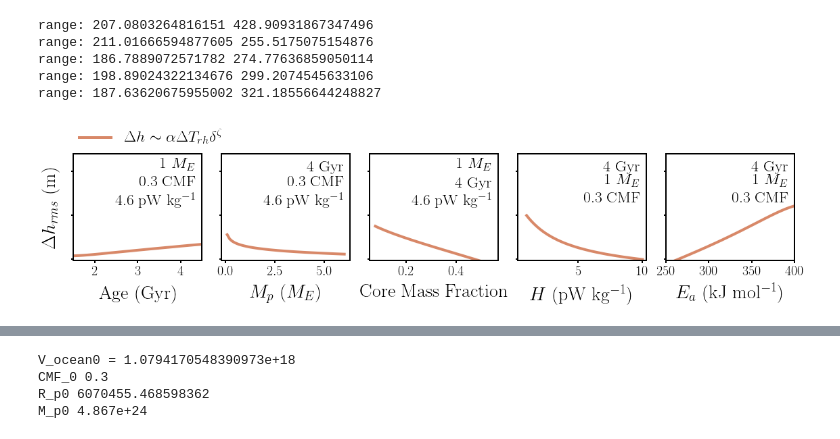
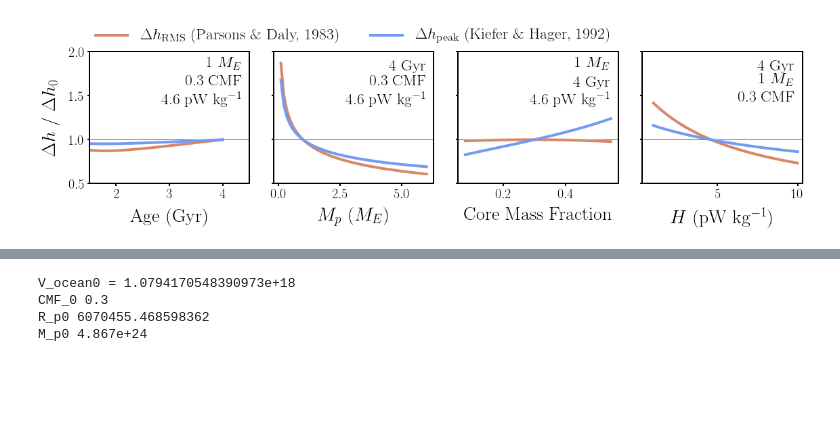
Before and after one commit to clairesworld/exo-top, a Jupyter notebook: notebooks/plot_relative_h.ipynb, the cells around one changed output, grey strips where cells are left out. Saved outputs shown, nothing was run; the diff lists cells and outputs as text; code cells hidden in the pictures; blank space fills up the shorter version.

```diff
--- a/notebooks/plot_relative_h.ipynb
+++ b/notebooks/plot_relative_h.ipynb
@@ -164,15 +29,15 @@ def plot_h_relative_cmp(defaults='Earthbaseline', plots_save=False, fig_path='fi
 # %%
-fig, axes=plot_h_relative_cmp(age=4, alpha=1, wspace=0.15, legsize=23.5, ticksize=20, labelsize=28,
-                              lw=4, #legtitle=r'\textbf{\textit{Model}}',
-                              labelpad=10, legendtop=True, tickwidth=2,
-                             plots_save=True, fname='h_aspect_scaling', fig_path=fig_path,
-                             models=['dyn_top_rms'], relative=False,
-                             labels=[r'$\Delta h \sim \alpha \Delta T_{rh} \delta^\zeta$'],
-                        c=['#d88868','#749af3'], ftype='png')
+fig, axes=plottop.plot_h_relative_multi(age=4, alpha=1, wspace=0.15, legsize=23.5, ticksize=20, labelsize=28,
+                                        ymin=0.5, ymax=2, lw=4, #legtitle=r'\textbf{\textit{Model}}',
+                                        labelpad=10, legendtop=True, tickwidth=2,
+                                        plots_save=False, fname='relative_h_poster', fig_path=fig_path,
+                                        T_m0=1750, T_c0=2250, D_l0=100e3, visc_type='KW',
+                                        models=['dyn_top_rms_isoviscous','dyn_top_KH'],
+                                        labels=['$\Delta h_{\mathrm{RMS}}$ (Parsons \& Daly, 1983)',
+                                                '$\Delta h_{\mathrm{peak}}$ (Kiefer \& Hager, 1992)'],
+                                        x_vars=['age', 'M_p', 'CMF', 'H0'],
+                                        c=['#d88868','#749af3'], ftype='png')
+
+# variation with surface T_eq is on the order of 10 ppm
 # %% [output]
-range: 207.0803264816151 428.90931867347496
-range: 211.01666594877605 255.5175075154876
-range: 186.7889072571782 274.77636859050114
-range: 198.89024322134676 299.2074545633106
-range: 187.63620675955002 321.18556644248827
-[figure, old version]
+[figure, new version]
```
Also changed, not shown: parts of 7 cells of this notebook, 9 other files.
